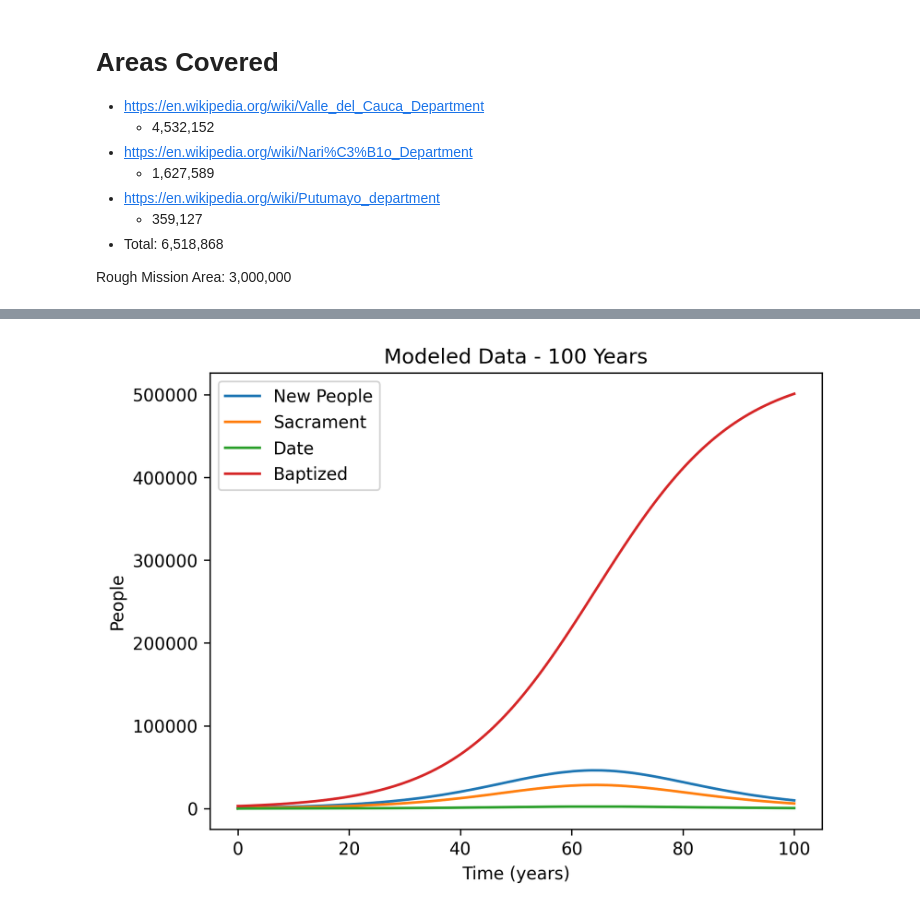
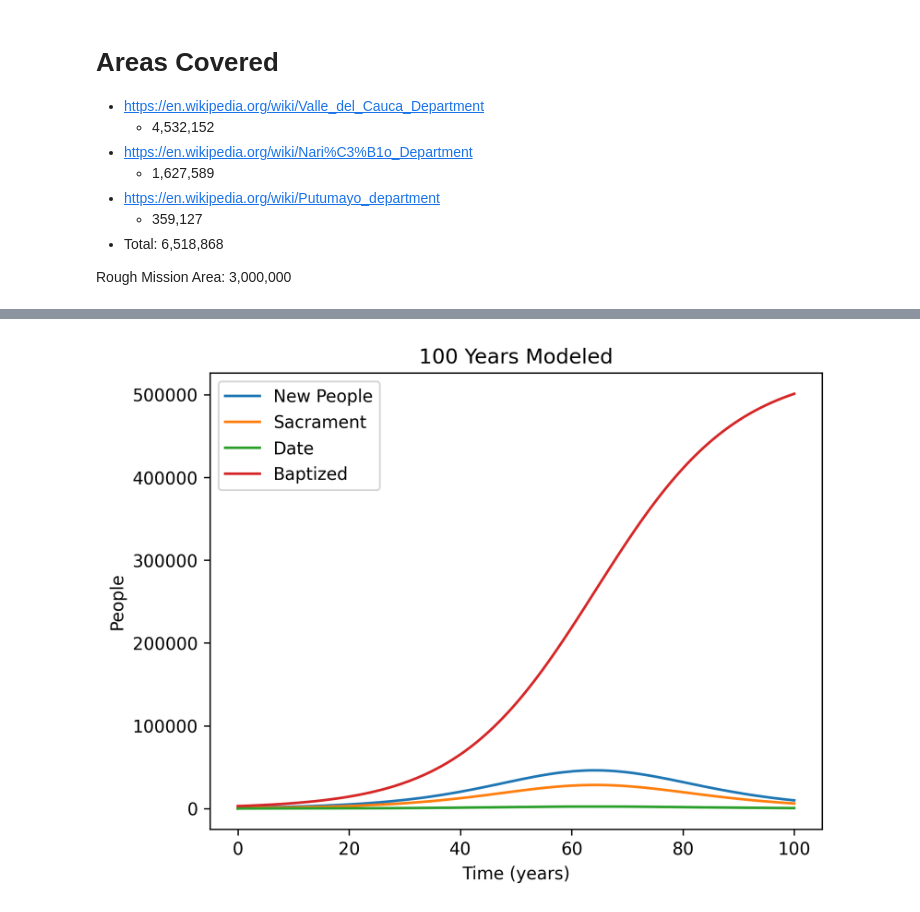
Before and after one commit to mward19/key-indicators-model, a Jupyter notebook: project.ipynb, the cells around one changed output, grey strips where cells are left out. Drawn from its saved outputs; the diff is of its cells as text; code cells hidden in the pictures.

```diff
--- a/project.ipynb
+++ b/project.ipynb
@@ -87,16 +102,7 @@ plt.show()
-# %%
-for i, label in enumerate(labels):
-    if label == "Uncontacted":
-        continue
-    plt.plot(ts / 52, y_hat[i] * population, label=label)
-plt.title("Modeled Data - 100 Years")
-plt.xlabel("Time (years)")
-plt.ylabel("People")
-plt.legend()
-plt.ticklabel_format(style="plain", useOffset=False)
-plt.show()
-# %% [output]
-[figure, removed]
+# %%
+plot_solutions_together(ts, y_hat, population, "100 Years Modeled")
+# %% [output]
+[figure, added]
 # %%
 colombia = pd.read_csv("colombia.csv").to_numpy().T / population
 ts = np.arange(0, len(colombia[0]))
```
Also changed, not shown: parts of 11 cells of this notebook.
